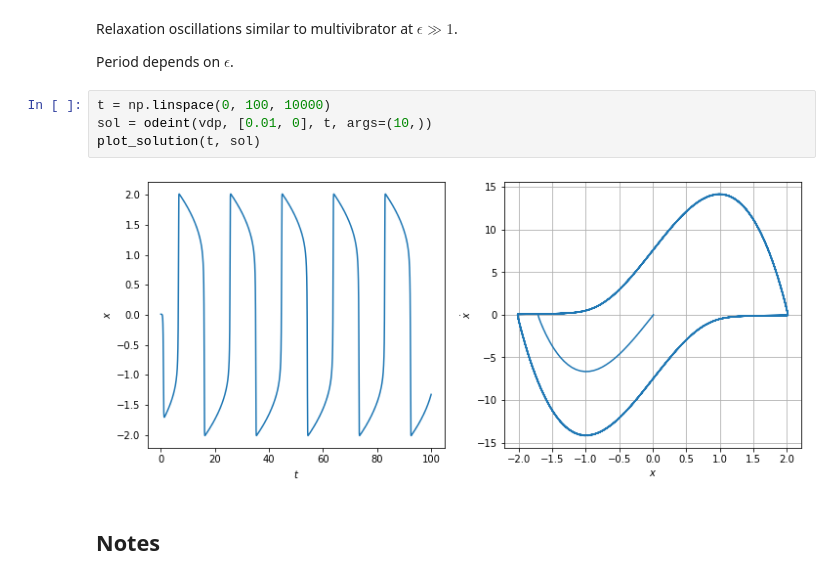
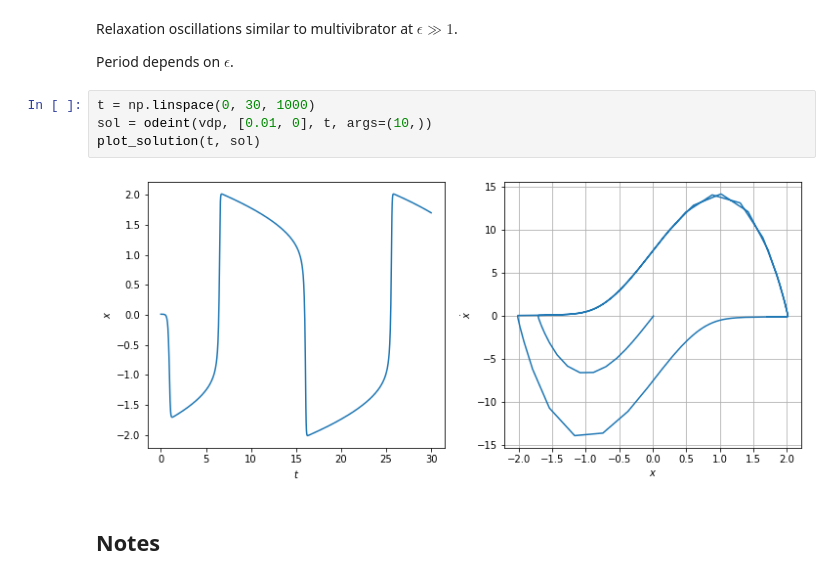
Before and after one commit to vr050714/nonlinear-vibration-seminar, a Jupyter notebook: vdp-1.ipynb, the cells around one changed output. Drawn from its saved outputs; the diff is of its cells as text.

```diff
--- a/vdp-1.ipynb
+++ b/vdp-1.ipynb
@@ -188,11 +188,11 @@ Relaxation oscillations similar to multivibrator at $\epsilon \gg 1$.
 
 Period depends on $\epsilon$.
 # %%
-t = np.linspace(0, 100, 10000)
+t = np.linspace(0, 30, 1000)
 sol = odeint(vdp, [0.01, 0], t, args=(10,))
 plot_solution(t, sol)
 # %% [output]
-[figure, old version]
+[figure, new version]
 # %% [markdown]
 ## Notes
 # %% [markdown]
```
